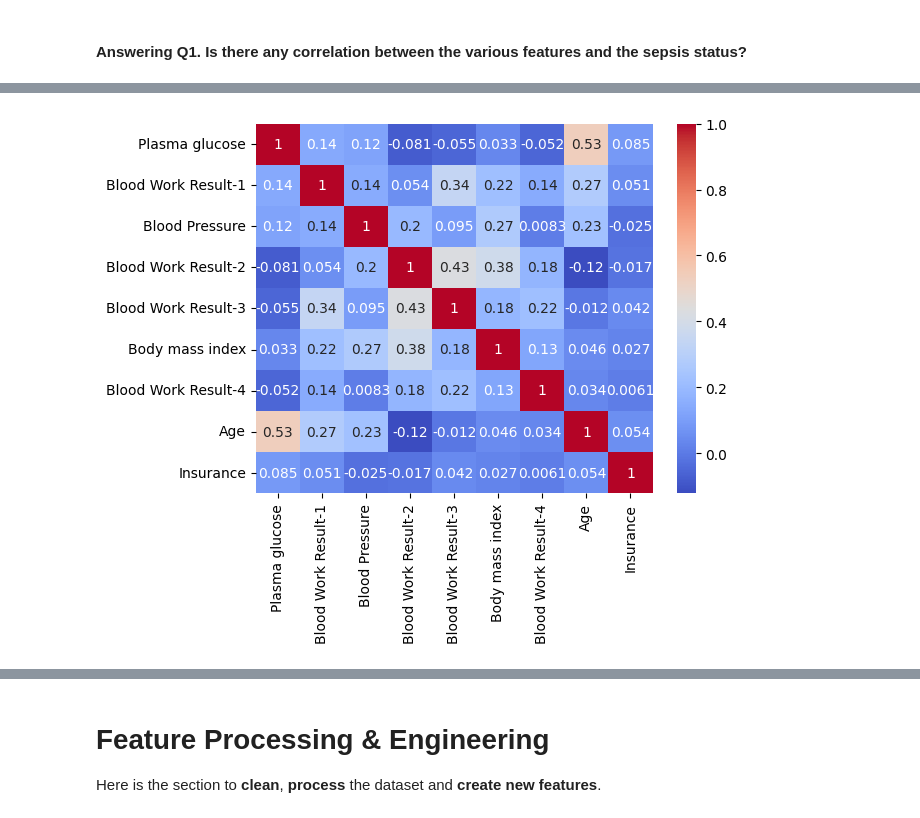
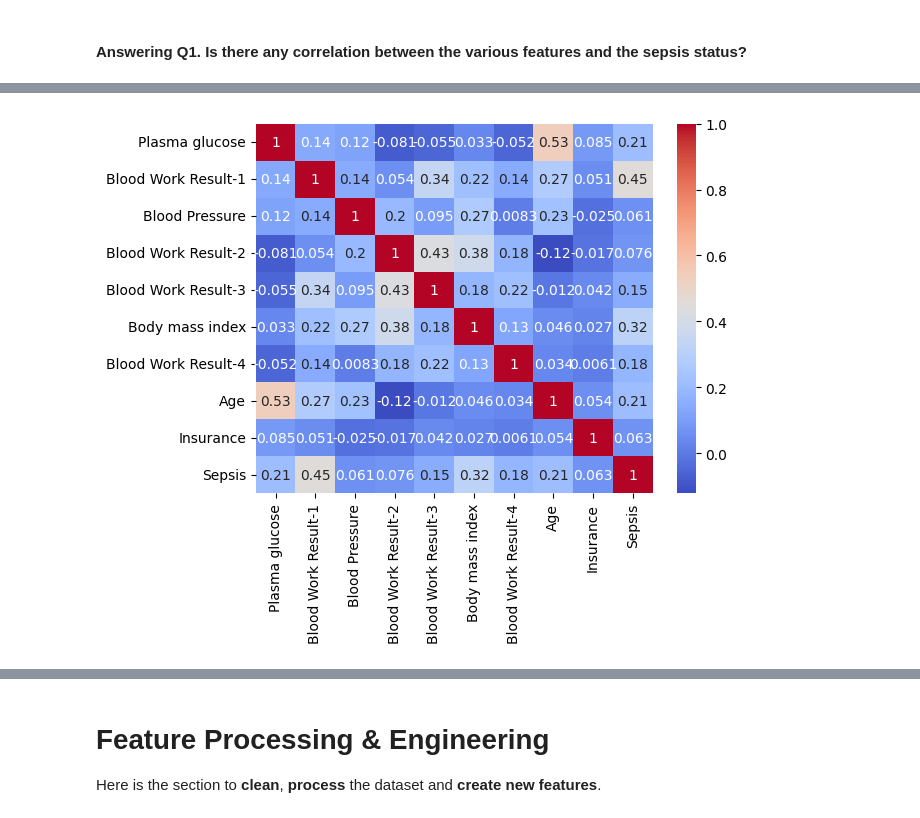
Before and after one commit to acheampongmaa/Sepsis-Prediction-Embedding-ML-into-a-Web-Application, a Jupyter notebook: dataset/Machine Learning Model.ipynb, the cells around one changed output, grey strips where cells are left out. Saved outputs shown, nothing was run; the diff lists cells and outputs as text; code cells hidden in the pictures.

```diff
--- a/dataset/Machine Learning Model.ipynb
+++ b/dataset/Machine Learning Model.ipynb
@@ -331,0 +333,4 @@ train_copy=train_data.copy()
+# %%
+#  change values in churn column into numerical data
+train_copy['Sepsis'] = (train_copy['Sepsis'] == 'Positive').astype(bool).astype(int)
+train_copy['Sepsis'].unique()
@@ -332,2 +339,3 @@ train_copy=train_data.copy()
 # %%
-train_copy= train_copy.drop([ 'Sepsis'], axis = 1)
+#drop the ID column
+train_copy= train_copy.drop([ 'ID'], axis = 1)
@@ -335,0 +342,3 @@ corr=train_copy.corr()
+# %%
+#create a correlation matrix
+corr_matrix = train_copy.corr()
@@ -336,7 +360,8 @@ corr=train_copy.corr()
 # %%
-sns.heatmap(corr, annot=True, cmap='coolwarm')
+#create heatmap to check correlation
+sns.heatmap(corr_matrix, annot=True, cmap='coolwarm')
 
 # Show the plot
 plt.show()
 # %% [output]
-[figure, old version]
+[figure, new version]
```
Also changed, not shown: parts of 18 cells of this notebook.
